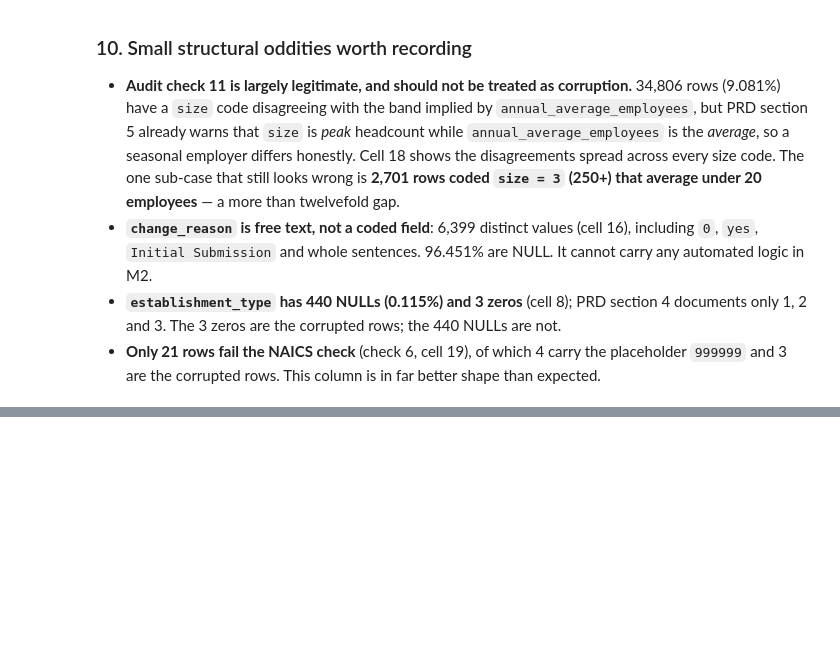
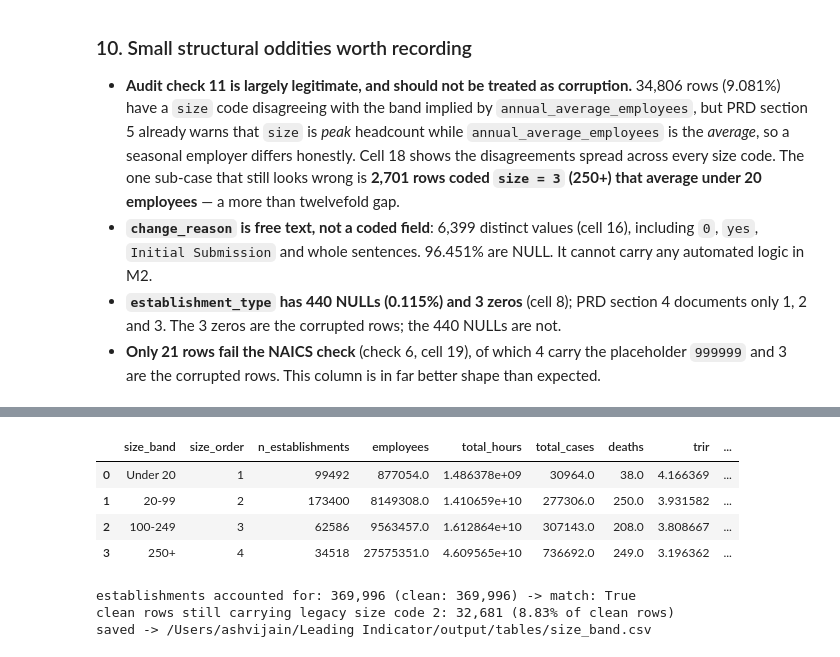
Before and after one commit to ashvijain0506/Leading_Indicator, a Jupyter notebook: notebooks/analysis.ipynb, the cells around one changed output, grey strips where cells are left out. Cells and saved outputs as stored; diff of their text form; code cells hidden in the pictures; blank space fills up the shorter version.

```diff
--- a/notebooks/analysis.ipynb
+++ b/notebooks/analysis.ipynb
@@ -972,0 +1321,28 @@ in a footnote.
+# %%
+# Size bands, derived from annual_average_employees (PRD section 5).
+#
+# pct_agree_with_osha_size is the validation statistic that replaced M1 audit check 11: the
+# share of non-legacy rows whose OSHA `size` code matches the derived band. Legacy code 2 is
+# excluded from that percentage because it spans two bands and could never match one; its
+# count is reported separately.
+
+size_band = run("08_size_band.sql")
+display(size_band)
+
+print(f"establishments accounted for: {int(size_band.n_establishments.sum()):,} "
+      f"(clean: {n_clean:,}) -> match: {int(size_band.n_establishments.sum()) == n_clean}")
+print(f"clean rows still carrying legacy size code 2: "
+      f"{int(size_band.n_legacy_size_code.sum()):,} "
+      f"({100.0 * size_band.n_legacy_size_code.sum() / n_clean:.2f}% of clean rows)")
+
+size_band.to_csv(OUT_T / "size_band.csv", index=False)
+print(f"saved -> {OUT_T / 'size_band.csv'}")
+# %% [output]
+|  | size_band | size_order | n_establishments | employees | total_hours | total_cases | deaths | trir | ... |
+| 0 | Under 20 | 1 | 99492 | 877054.0 | 1.486378e+09 | 30964.0 | 38.0 | 4.166369 | ... |
+| 1 | 20-99 | 2 | 173400 | 8149308.0 | 1.410659e+10 | 277306.0 | 250.0 | 3.931582 | ... |
+| 2 | 100-249 | 3 | 62586 | 9563457.0 | 1.612864e+10 | 307143.0 | 208.0 | 3.808667 | ... |
+| 3 | 250+ | 4 | 34518 | 27575351.0 | 4.609565e+10 | 736692.0 | 249.0 | 3.196362 | ... |
+establishments accounted for: 369,996 (clean: 369,996) -> match: True
+clean rows still carrying legacy size code 2: 32,681 (8.83% of clean rows)
+saved -> /Users/ashvijain/Leading Indicator/output/tables/size_band.csv
```
Also changed, not shown: parts of 17 cells of this notebook, 16 other files.
